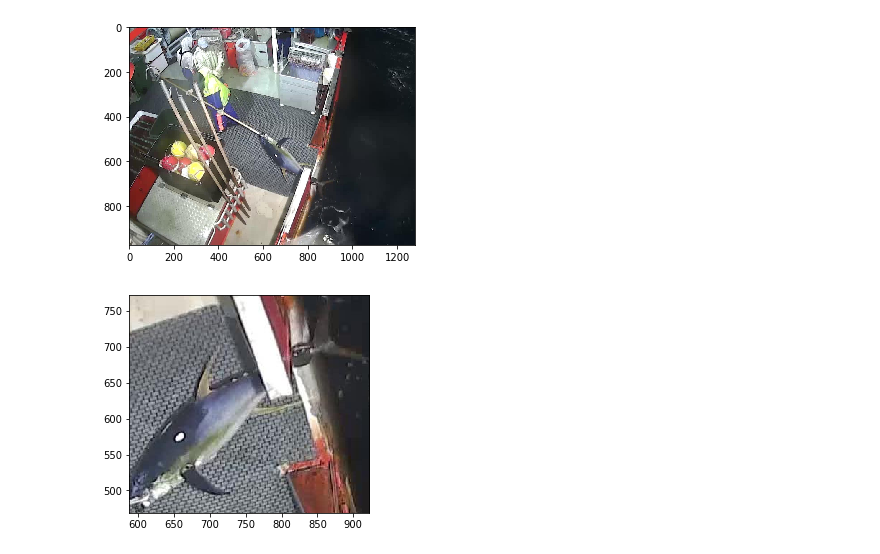
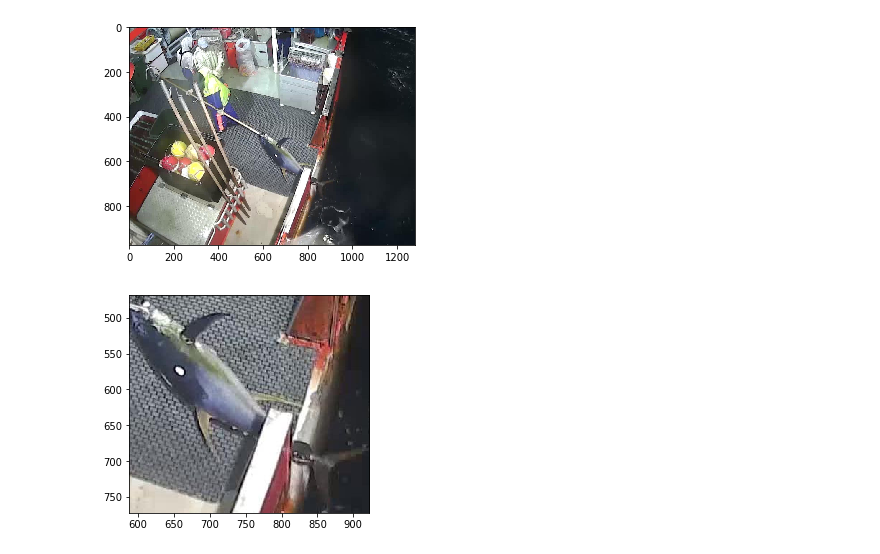
Before and after one commit to TanjaCrijns/MLIP-BigAITuna, a Jupyter notebook: notebooks/box_visualize.ipynb, the cells around one changed output. Drawn from its saved outputs; the diff is of its cells as text; code cells hidden in the pictures.

```diff
--- a/notebooks/box_visualize.ipynb
+++ b/notebooks/box_visualize.ipynb
@@ -55,21 +55,21 @@ plt.show()
 # %%
 # Example how to extract the good labels
 # Only using the first index, should become the largest??
 height, width, co_x, co_y = None, None, None, None
 with open('../data/boxes/{}_labels.json'.format(example.label.lower())) as data_file:
     data = json.load(data_file)
     for i in range(len(data)):
         path = '../data/train/{}/{}'.format(example.label, example.filename)
         if data[i]['filename'] == path:
             height = data[i]['annotations'][0]['height']
             width = data[i]['annotations'][0]['width']
             co_x = data[i]['annotations'][0]['x']
             co_y = data[i]['annotations'][0]['y']
 
 fig, ax = plt.subplots(1)
 ax.imshow(image)
 plt.xlim(co_x, co_x+width)
-plt.ylim(co_y, co_y+height)
+plt.ylim(co_y+height, co_y)
 plt.show()
 # %% [output]
-[figure, old version]
+[figure, new version]
```
Also changed, not shown: parts of 2 cells of this notebook, 1 other file.
